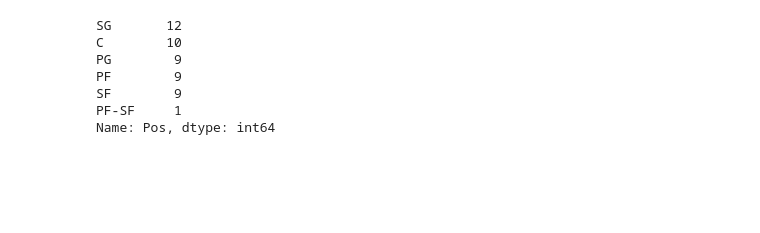
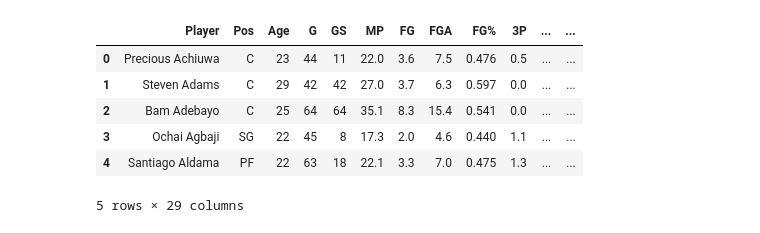
Before and after one commit to amankavil11/kNN_NBA_Classifier, a Jupyter notebook: kNN_NBA_Position_Classifier.ipynb, the cells around one changed output. Cells and saved outputs as stored; diff of their text form; code cells hidden in the pictures; blank space fills up the shorter version.

```diff
--- a/kNN_NBA_Position_Classifier.ipynb
+++ b/kNN_NBA_Position_Classifier.ipynb
@@ -6,16 +6,16 @@ from load_stats_func import load_NBA_stats
 # %%
 target_col = 'Pos'
 
-df_X_train, s_y_train, df_X_test, s_y_test  = load_NBA_stats(return_X_y=True, target_col=target_col,split_test=True, split_test_elements=50)
+df_train, df_test = load_NBA_stats(split_test=True, split_test_elements=30)
 
-df_X_train, df_X_test = df_X_train.drop(['Tm'], axis=1), df_X_test.drop(['Tm'], axis=1)
+df_train, df_test = df_train.drop(['Tm'], axis=1), df_test.drop(['Tm'], axis=1)
 
-s_y_test.value_counts()
+df_train.head()
 # %% [output]
+|  | Player | Pos | Age | G | GS | MP | FG | FGA | FG% | 3P | ... | ... |
+| 0 | Precious Achiuwa | C | 23 | 44 | 11 | 22.0 | 3.6 | 7.5 | 0.476 | 0.5 | ... | ... |
+| 1 | Steven Adams | C | 29 | 42 | 42 | 27.0 | 3.7 | 6.3 | 0.597 | 0.0 | ... | ... |
+| 2 | Bam Adebayo | C | 25 | 64 | 64 | 35.1 | 8.3 | 15.4 | 0.541 | 0.0 | ... | ... |
+| 3 | Ochai Agbaji | SG | 22 | 45 | 8 | 17.3 | 2.0 | 4.6 | 0.440 | 1.1 | ... | ... |
+| 4 | Santiago Aldama | PF | 22 | 63 | 18 | 22.1 | 3.3 | 7.0 | 0.475 | 1.3 | ... | ... |
-SG       12
-C        10
-PG        9
-PF        9
-SF        9
-PF-SF     1
-Name: Pos, dtype: int64
+5 rows × 29 columns
```
Also changed, not shown: parts of 9 cells of this notebook.
